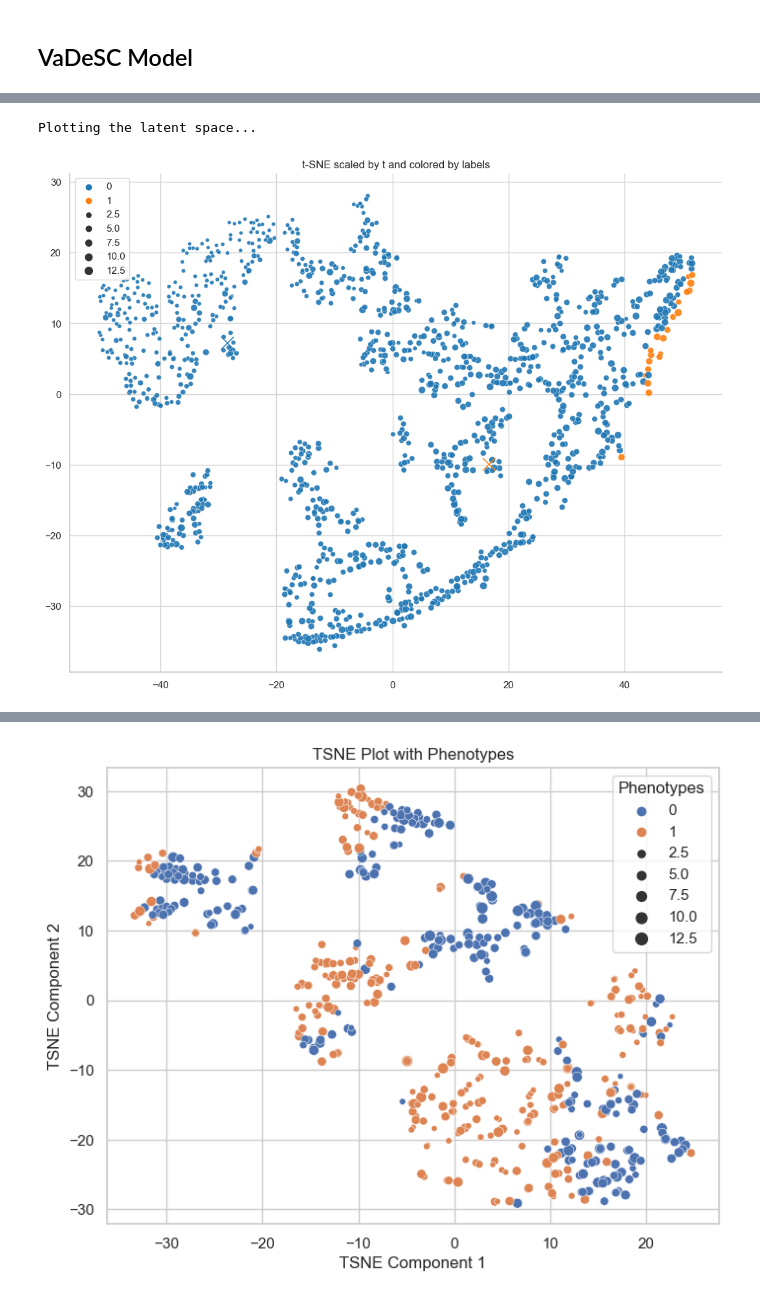
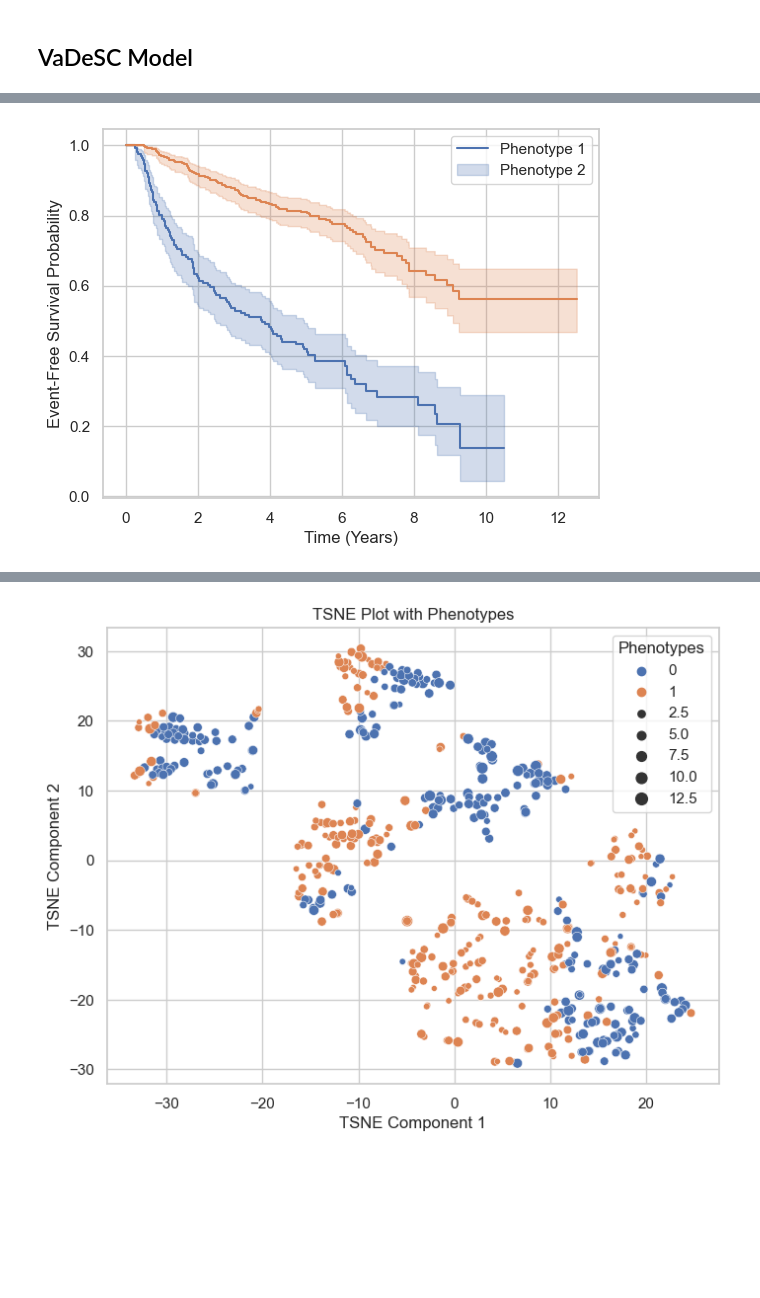
Before and after one commit to quan-possible/cancer-clusters1, a Jupyter notebook: notebooks/radcure/compare.ipynb, the cells around one changed output, grey strips where cells are left out. Saved outputs shown, nothing was run; the diff lists cells and outputs as text; code cells hidden in the pictures; blank space fills up the shorter version.

```diff
--- a/notebooks/radcure/compare.ipynb
+++ b/notebooks/radcure/compare.ipynb
@@ -296,10 +261,16 @@ Stopped at epoch 1199
-# %%
-from vadesc.vadesc_utilities import plot_latents_
-import torch
-
-plot_latents_(model.torch_model,x=torch.from_numpy(x_tr.values).double(), t=torch.from_numpy(y_tr.time.values).double())
-
-None
-# %% [output]
-Plotting the latent space...
-[figure, removed]
+# %%
+from auton_survival import reporting
+from auton_survival.metrics import phenotype_purity
+
+# Estimate the probability of event-free survival for phenotypes using the Kaplan Meier estimator.
+rec, z_sample, p_z_c, p_c_z, risk_scores, lambdas = best_model.predict((x_val.values, y_val.values), verbose=0, batch_size=len(x_val))
+# phenotypes = np.argmax(p_c_z, -1)
+# phenotypes = np.random.randint(0,1,len(x_val))
+reporting.plot_kaplanmeier(y_val, groups=phenotypes)
+
+plt.xlabel('Time (Years)')
+plt.ylabel('Event-Free Survival Probability')
+plt.legend(['Phenotype 1', 'Phenotype 2'], loc="upper right")
+plt.show()
+# %% [output]
+[figure, added]
```
Also changed, not shown: parts of 12 cells of this notebook, 27 other files.
